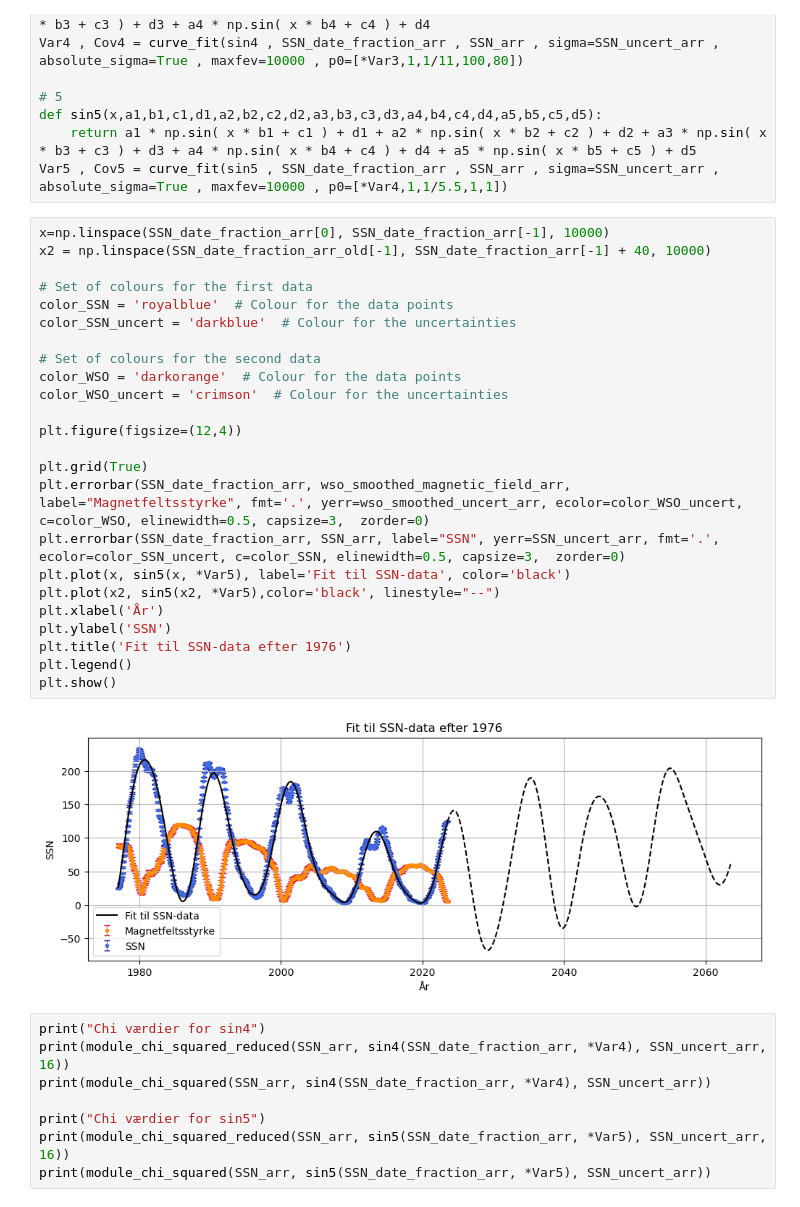
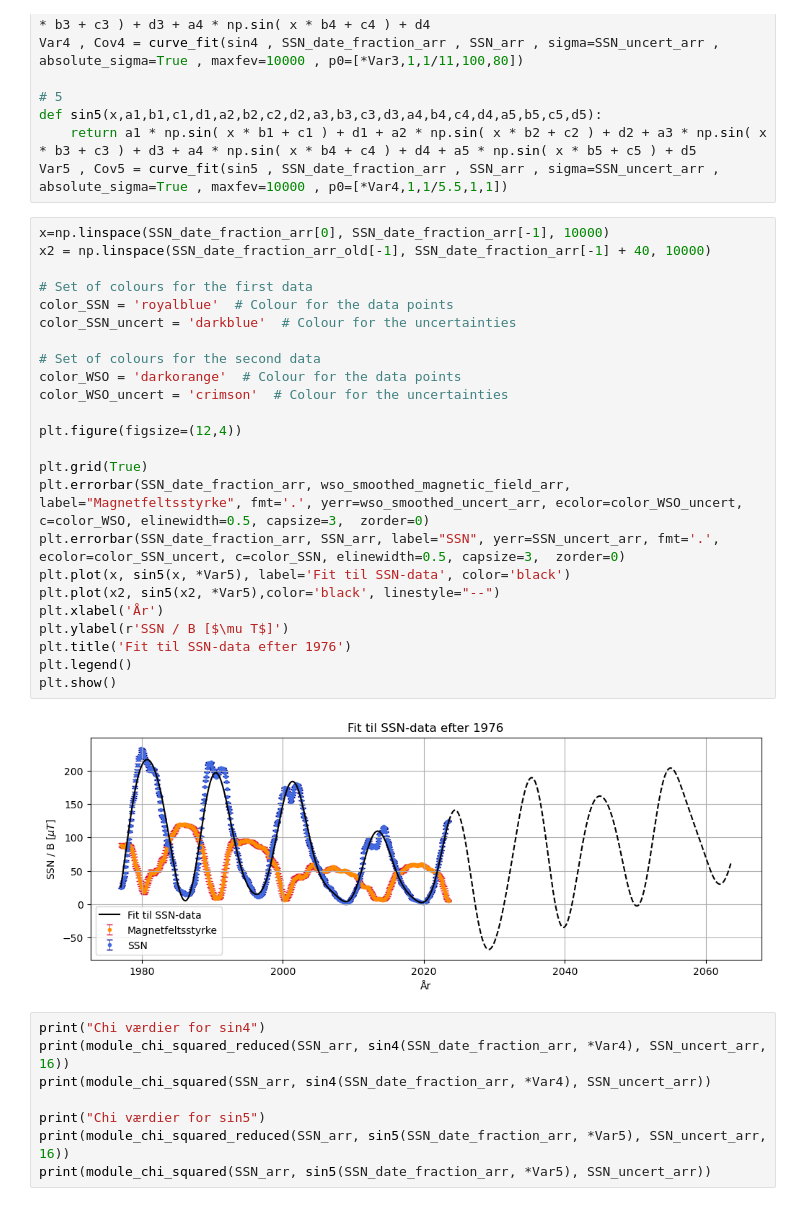
Before and after one commit to Focus9752/Solpletter_projekt, a Jupyter notebook: Magnus carlsen/Endelig_ikke_ok.ipynb, the cells around one changed output. Saved outputs shown, nothing was run; the diff lists cells and outputs as text.

```diff
--- a/Magnus carlsen/Endelig_ikke_ok.ipynb
+++ b/Magnus carlsen/Endelig_ikke_ok.ipynb
@@ -372,29 +367,29 @@ Var5 , Cov5 = curve_fit(sin5 , SSN_date_fraction_arr , SSN_arr , sigma=SSN_uncer
 # %%
 x=np.linspace(SSN_date_fraction_arr[0], SSN_date_fraction_arr[-1], 10000)
 x2 = np.linspace(SSN_date_fraction_arr_old[-1], SSN_date_fraction_arr[-1] + 40, 10000)
 
 # Set of colours for the first data
 color_SSN = 'royalblue'  # Colour for the data points
 color_SSN_uncert = 'darkblue'  # Colour for the uncertainties
 
 # Set of colours for the second data
 color_WSO = 'darkorange'  # Colour for the data points
 color_WSO_uncert = 'crimson'  # Colour for the uncertainties
 
 plt.figure(figsize=(12,4))
 
 plt.grid(True)
 plt.errorbar(SSN_date_fraction_arr, wso_smoothed_magnetic_field_arr, label="Magnetfeltsstyrke", fmt='.', yerr=wso_smoothed_uncert_arr, ecolor=color_WSO_uncert, c=color_WSO, elinewidth=0.5, capsize=3,  zorder=0)
 plt.errorbar(SSN_date_fraction_arr, SSN_arr, label="SSN", yerr=SSN_uncert_arr, fmt='.', ecolor=color_SSN_uncert, c=color_SSN, elinewidth=0.5, capsize=3,  zorder=0)
 plt.plot(x, sin5(x, *Var5), label='Fit til SSN-data', color='black')
 plt.plot(x2, sin5(x2, *Var5),color='black', linestyle="--")
 plt.xlabel('År')
-plt.ylabel('SSN')
+plt.ylabel(r'SSN / B [$\mu T$]')
 plt.title('Fit til SSN-data efter 1976')
 plt.legend()
 plt.show()
 # %% [output]
-[figure, old version]
+[figure, new version]
 # %%
 print("Chi værdier for sin4")
 print(module_chi_squared_reduced(SSN_arr, sin4(SSN_date_fraction_arr, *Var4), SSN_uncert_arr, 16))
```
Also changed, not shown: parts of 5 cells of this notebook, 5 other files.
